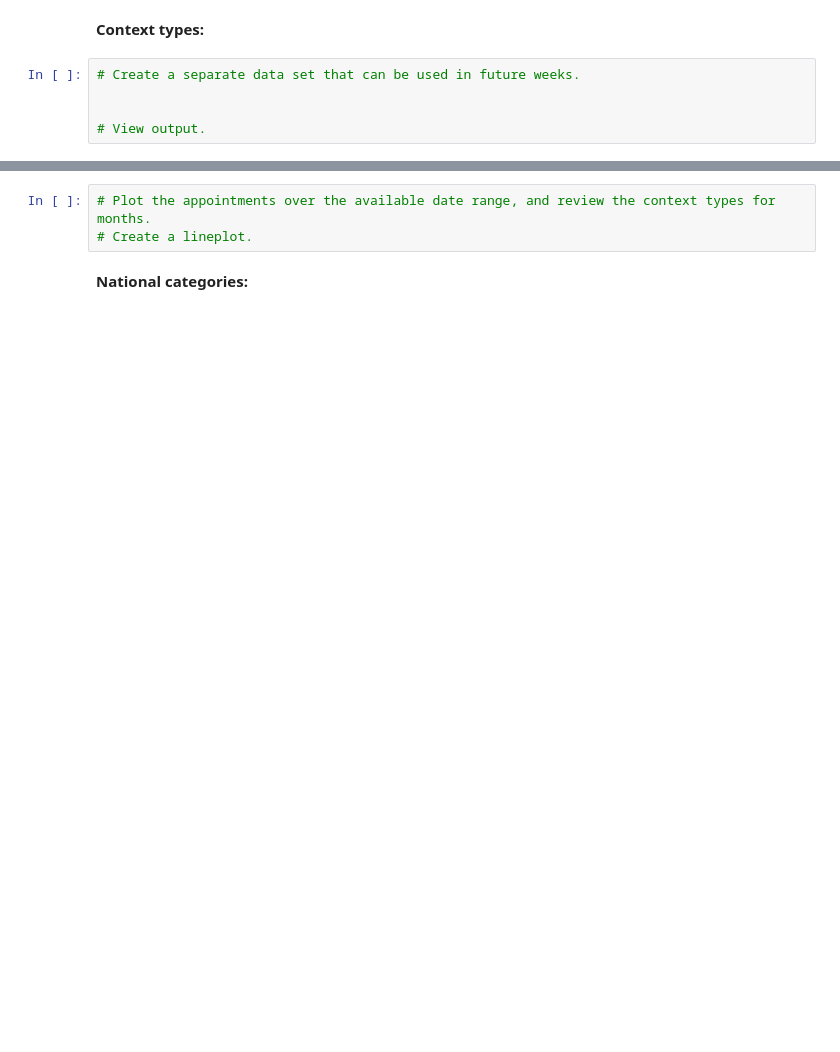
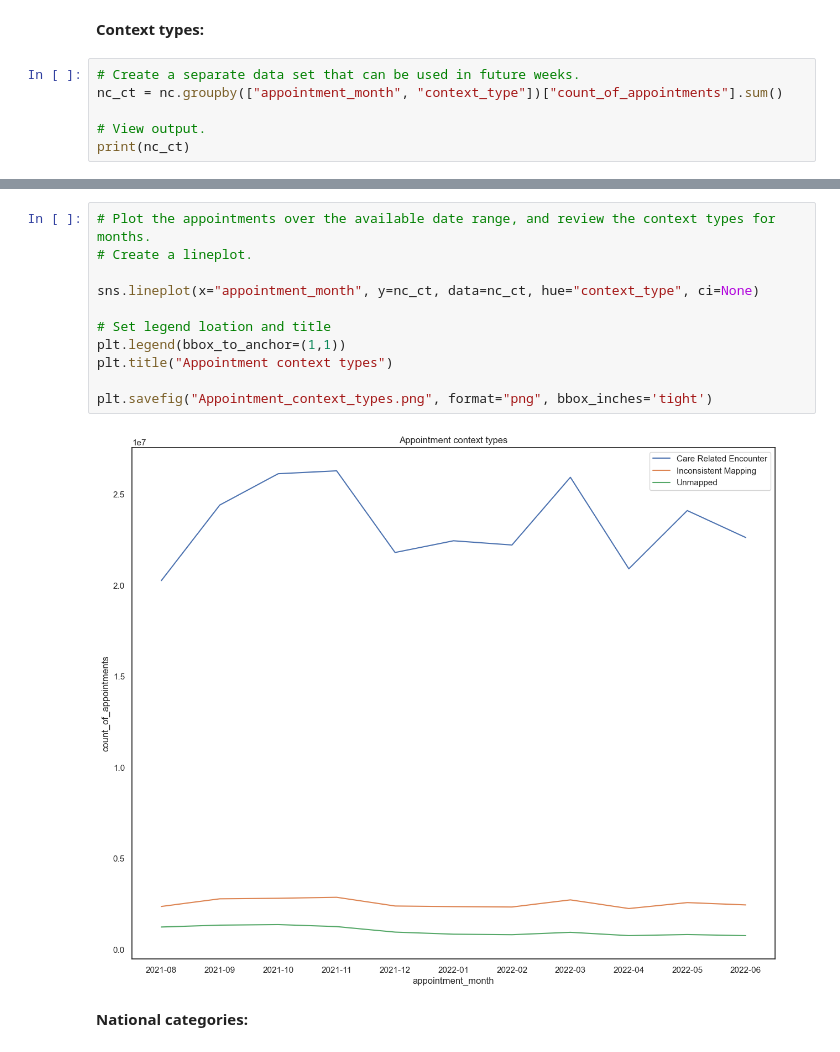
Before and after one commit to amquercus/NHS-project-MC, a Jupyter notebook: Carvalho_Margarida_LSE_DA201_Assignment_Notebook.ipynb, the cells around one changed output, grey strips where cells are left out. Cells and saved outputs as stored; diff of their text form; blank space fills up the shorter version.

```diff
--- a/Carvalho_Margarida_LSE_DA201_Assignment_Notebook.ipynb
+++ b/Carvalho_Margarida_LSE_DA201_Assignment_Notebook.ipynb
@@ -479,6 +625,7 @@ Create three visualisations indicating the number of appointments per month for
 **Context types:**
 # %%
 # Create a separate data set that can be used in future weeks.
-
+nc_ct = nc.groupby(["appointment_month", "context_type"])["count_of_appointments"].sum()
 
 # View output.
+print(nc_ct)
@@ -485,6 +650,16 @@ Create three visualisations indicating the number of appointments per month for
 # %%
 # Plot the appointments over the available date range, and review the context types for months.
 # Create a lineplot.
+
+sns.lineplot(x="appointment_month", y=nc_ct, data=nc_ct, hue="context_type", ci=None)
+
+# Set legend loation and title
+plt.legend(bbox_to_anchor=(1,1))
+plt.title("Appointment context types")
+
+plt.savefig("Appointment_context_types.png", format="png", bbox_inches='tight')
+# %% [output]
+[figure, added]
 # %% [markdown]
 **National categories:**
 # %%
```
Also changed, not shown: parts of 44 cells of this notebook.
